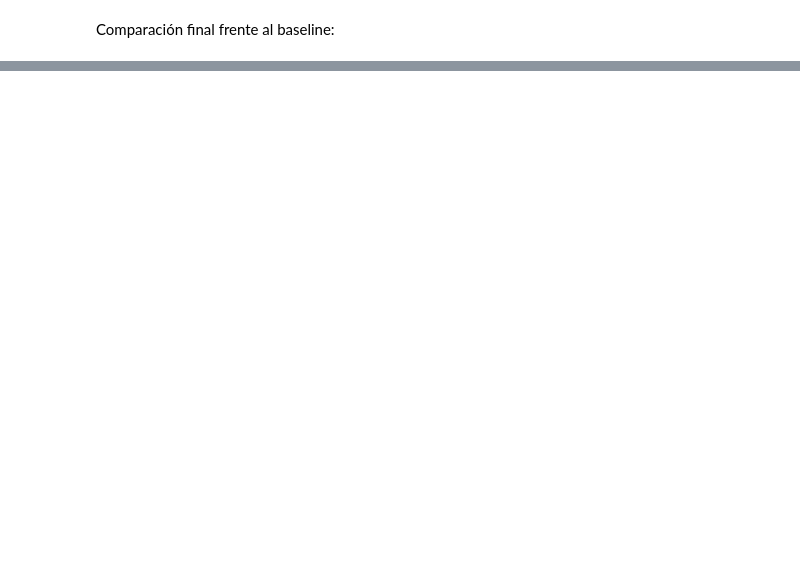
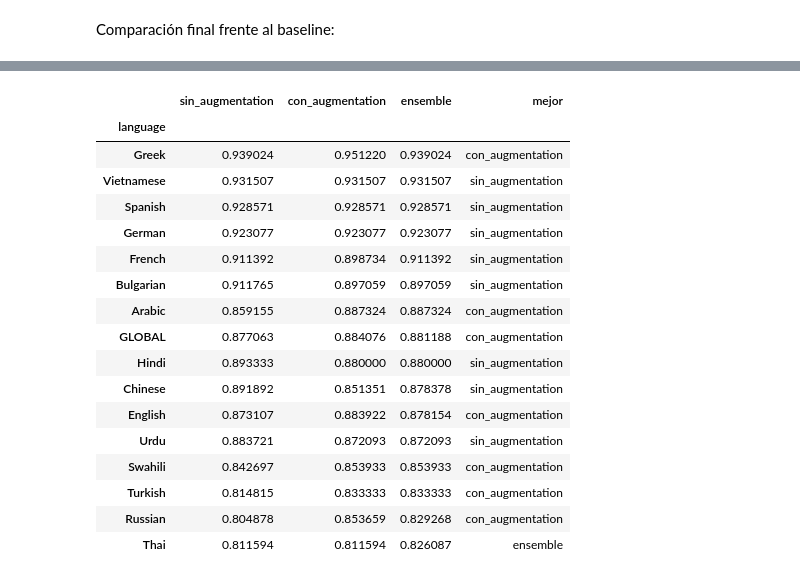
Before and after one commit to Alherma7/-contradictory-my-dear-watson, a Jupyter notebook: tutorial-notebook.ipynb, the cells around one changed output, grey strips where cells are left out. Cells and saved outputs as stored; diff of their text form; code cells hidden in the pictures; blank space fills up the shorter version.

```diff
--- a/tutorial-notebook.ipynb
+++ b/tutorial-notebook.ipynb
@@ -553,0 +954,52 @@ comparison
+# %%
+model_nli.to(device)
+model_nli.eval()
+model_nli_aug.eval()
+
+val_true_ens, val_preds_ens = [], []
+with torch.no_grad():
+    for batch in val_loader_nli:
+        input_ids = batch['input_ids'].to(device)
+        attention_mask = batch['attention_mask'].to(device)
+        token_type_ids = batch['token_type_ids'].to(device)
+        batch_labels = batch['label'].to(device)
+
+        probs_a = torch.softmax(model_nli(input_ids, attention_mask, token_type_ids), dim=-1)
+        probs_b = torch.softmax(model_nli_aug(input_ids, attention_mask, token_type_ids), dim=-1)
+        ensemble_probs = (probs_a + probs_b) / 2
+
+        val_preds_ens.extend(ensemble_probs.argmax(dim=-1).cpu().tolist())
+        val_true_ens.extend(batch_labels.cpu().tolist())
+
+lang_df_ens = pd.DataFrame({'language': val_lang_nli, 'true': val_true_ens, 'pred': val_preds_ens})
+lang_df_ens['correct'] = lang_df_ens['true'] == lang_df_ens['pred']
+lang_acc_ens = lang_df_ens.groupby('language')['correct'].agg(accuracy='mean', n='size')
+overall_acc_ens = lang_df_ens['correct'].mean()
+
+comparison_3way = pd.DataFrame({
+    'sin_augmentation': lang_acc['accuracy'],
+    'con_augmentation': lang_acc_aug['accuracy'],
+    'ensemble': lang_acc_ens['accuracy'],
+})
+comparison_3way.loc['GLOBAL'] = [overall_acc_nli, lang_df_aug['correct'].mean(), overall_acc_ens]
+comparison_3way['mejor'] = comparison_3way[['sin_augmentation', 'con_augmentation', 'ensemble']].idxmax(axis=1)
+comparison_3way.sort_values('ensemble', ascending=False)
+# %% [output]
+|  | sin_augmentation | con_augmentation | ensemble | mejor |
+| language |  |  |  |  |
+| Greek | 0.939024 | 0.951220 | 0.939024 | con_augmentation |
+| Vietnamese | 0.931507 | 0.931507 | 0.931507 | sin_augmentation |
+| Spanish | 0.928571 | 0.928571 | 0.928571 | sin_augmentation |
+| German | 0.923077 | 0.923077 | 0.923077 | sin_augmentation |
+| French | 0.911392 | 0.898734 | 0.911392 | sin_augmentation |
+| Bulgarian | 0.911765 | 0.897059 | 0.897059 | sin_augmentation |
+| Arabic | 0.859155 | 0.887324 | 0.887324 | con_augmentation |
+| GLOBAL | 0.877063 | 0.884076 | 0.881188 | con_augmentation |
+| Hindi | 0.893333 | 0.880000 | 0.880000 | sin_augmentation |
+| Chinese | 0.891892 | 0.851351 | 0.878378 | sin_augmentation |
+| English | 0.873107 | 0.883922 | 0.878154 | con_augmentation |
+| Urdu | 0.883721 | 0.872093 | 0.872093 | sin_augmentation |
+| Swahili | 0.842697 | 0.853933 | 0.853933 | con_augmentation |
+| Turkish | 0.814815 | 0.833333 | 0.833333 | con_augmentation |
+| Russian | 0.804878 | 0.853659 | 0.829268 | con_augmentation |
+| Thai | 0.811594 | 0.811594 | 0.826087 | ensemble |
```
Also changed, not shown: parts of 22 cells of this notebook.
